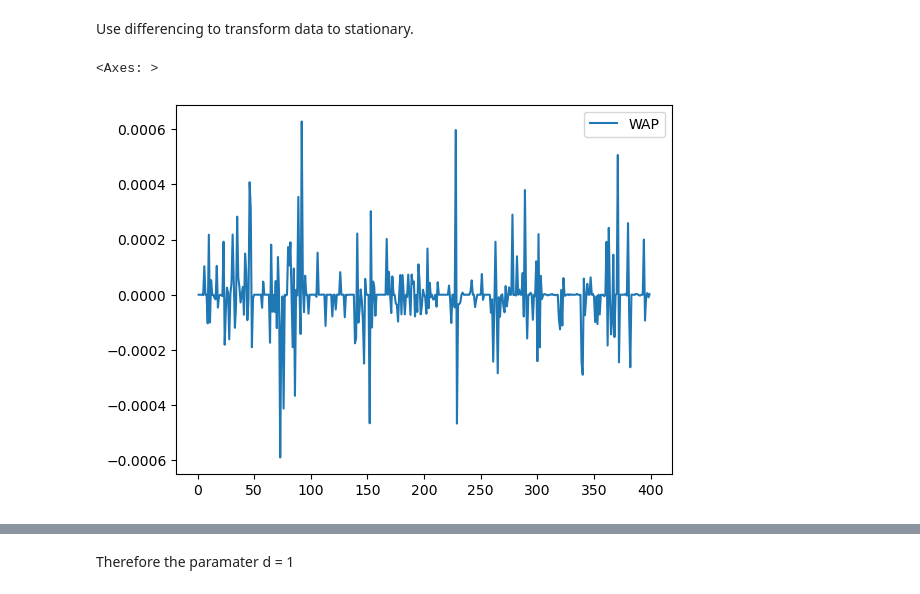
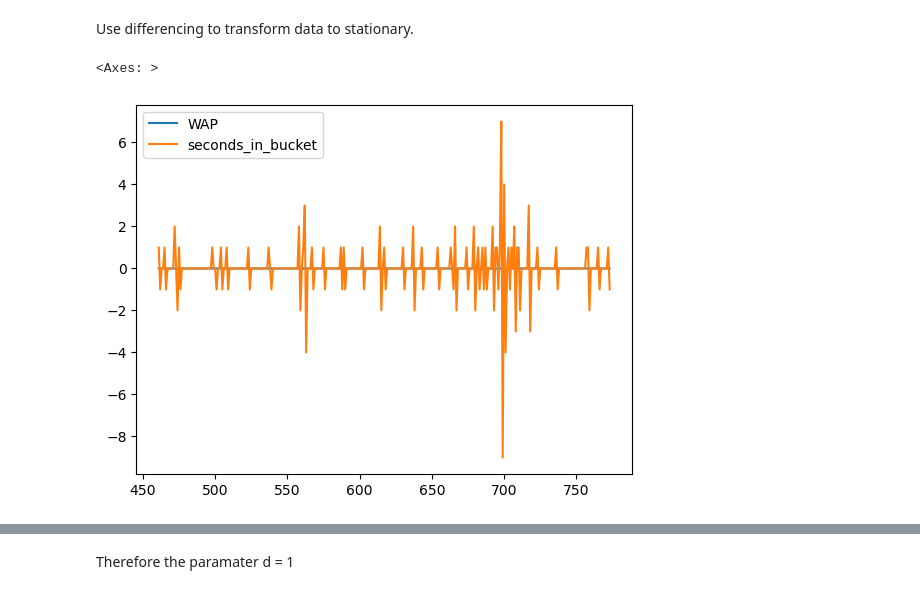
Before and after one commit to jmia2431/Optiver_Project, a Jupyter notebook: ARIMA 10.11.ipynb, the cells around one changed output, grey strips where cells are left out. Cells and saved outputs as stored; diff of their text form; code cells hidden in the pictures.

```diff
--- a/ARIMA 10.11.ipynb
+++ b/ARIMA 10.11.ipynb
@@ -11,12 +12,11 @@ from sklearn.metrics import mean_absolute_error, mean_absolute_percentage_error,
 df = pd.read_csv("./individual_book_train/stock_10.csv")
 df['WAP'] = (df['bid_price1']*df['ask_size1'] + df['ask_price1']*df['bid_size1']) /\
     (df['bid_size1'] + df['ask_size1'])
-df_filtered = df[df['time_id'] == 11][['WAP']]
-df_filtered = df_filtered.reset_index(drop=True)
+df_filtered = df[df['time_id'] == 11][['WAP','seconds_in_bucket']]
+
+df_filtered = calculate_log_returns(df_filtered)
 
 df_filtered.info()
 df_filtered.plot()
-df_filtered_log = np.log(df_filtered)
-df_filtered_log.plot()
 # %% [output]
 <class 'pandas.core.frame.DataFrame'>
@@ -33,5 +34,7 @@ memory usage: 3.8 KB
 # %% [markdown]
 define training and testing data
 # %%
-df_train = df_filtered_log.iloc[:400].copy()
-df_test = df_filtered_log.iloc[400:].copy()
+df_train = df_filtered.loc[(df_filtered['seconds_in_bucket'] < 400)]
+df_test = df_filtered.loc[df_filtered['seconds_in_bucket'] >= 400]
+actual_volatility = calculate_volatility(np.array(df_test['log_return']))
+print(actual_volatility)
@@ -56,9 +61,9 @@ The large p-value means the test fails to rejct the null hypothesis, suggesting
 # %% [markdown]
 Use differencing to transform data to stationary.
 # %%
-df_train_diff = df_train.diff().dropna()
+df_train_diff = df_train.diff().diff().dropna()
 df_train_diff.plot()
 # %% [output]
 <Axes: >
-[figure, old version]
+[figure, new version]
 # %%
```
Also changed, not shown: parts of 12 cells of this notebook, 1 other file.
